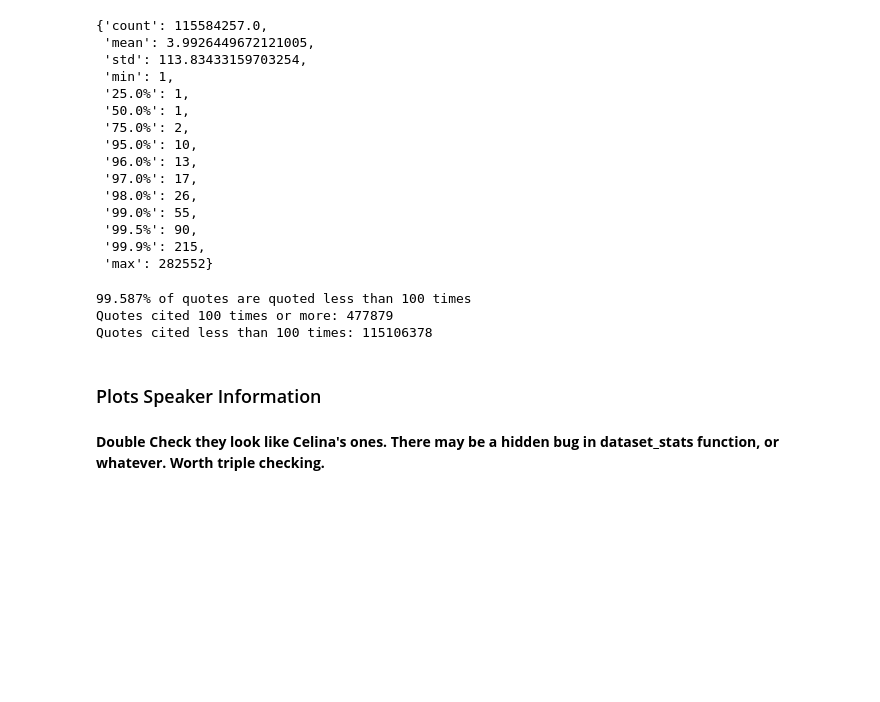
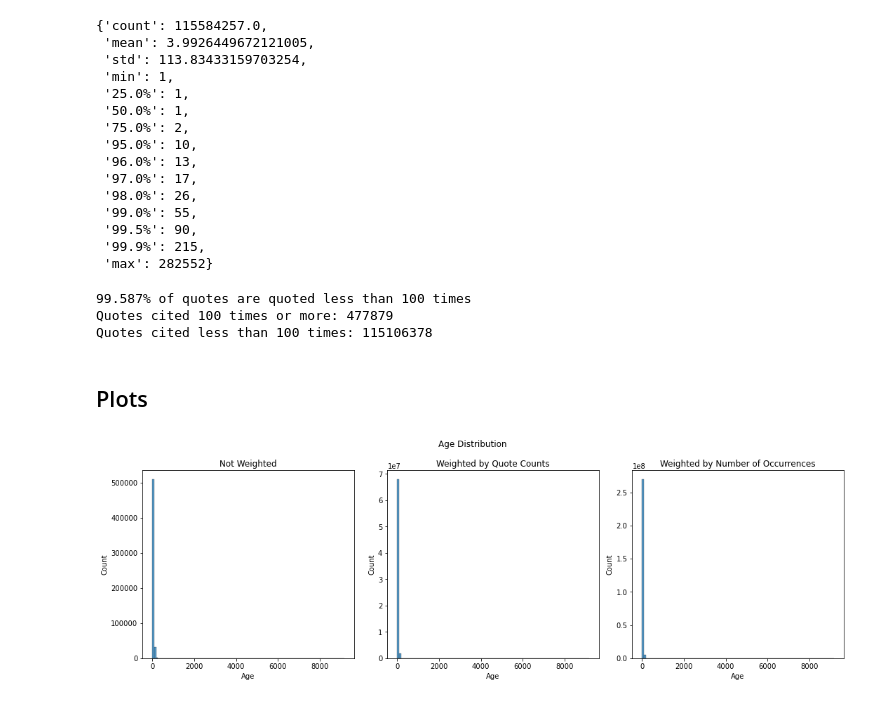
Before and after one commit to epfl-ada/ada-2021-project-cool-group-name, a Jupyter notebook: Data Analysis.ipynb, the cells around one changed output. Drawn from its saved outputs; the diff is of its cells as text; code cells hidden in the pictures; blank space fills up the shorter version.

Commit message:
Worked on making a good Data Analysis jupyter

```diff
--- a/Data Analysis.ipynb
+++ b/Data Analysis.ipynb
@@ -146,6 +160,44 @@ print(f"Quotes cited less than {viral_thr} times:", num_cited_less_thr)
 Quotes cited 100 times or more: 477879
 Quotes cited less than 100 times: 115106378
 # %% [markdown]
-### Plots Speaker Information
+## Plots
-# %% [markdown]
-**Double Check they look like Celina's ones. There may be a hidden bug in dataset_stats function, or whatever. Worth triple checking.**
+# %%
+def plot_weighted_distribution(df, feature, n_bars = 10, figsize = (15, 4), **plot_kwargs):
+    feature_titled = feature.replace('_', ' ').title()
+
+    df = df[[feature, 'quote_count', 'num_occurrences']].rename(columns = {feature: feature_titled, 'quote_count': 'Quote Counts', 'num_occurrences': 'Number of Occurrences'})
+    df.dropna(axis = 0, how = 'any', inplace = True)
+    df.reset_index(drop = True, inplace = True)
+
+    fig, axes = plt.subplots(1, 3, figsize = figsize)
+
+    if feature_titled == 'Age':
+
+        for ax, weight_col in zip(axes, (None, 'Quote Counts', 'Number of Occurrences')):
+            sns.histplot(data = df, x = feature_titled, weights = weight_col, ax = ax, **plot_kwargs)
+            ax.set_title("Not Weighted" if weight_col is None else "Weighted by " + weight_col)
+    else:
+        value_counts = {}
+        for _, row in df.iterrows():
+            for value in row[feature_titled]:
+                if value not in value_counts:
+                    value_counts[value] = {'Not Weighted': 0, 'Quote Counts': 0, 'Number of Occurrences': 0}
+
+                value_counts[value]['Not Weighted'] += 1
+                value_counts[value]['Quote Counts'] += row['Quote Counts']
+                value_counts[value]['Number of Occurrences'] += row['Number of Occurrences']
+
+        for ax, weight_col in zip(axes, ('Not Weighted', 'Quote Counts', 'Number of Occurrences')):
+            top_n_most_common = sorted(value_counts, key = lambda key: value_counts[key][weight_col], reverse = True)[:n_bars]
+
+            sns.barplot(x = top_n_most_common, y = [value_counts[key][weight_col] for key in top_n_most_common], ax = ax, **plot_kwargs)
+            ax.set_ylabel('Counts')
+            ax.set_xticklabels(ax.get_xticklabels(), rotation = 90)
+            ax.set_title("Not Weighted" if weight_col is None else "Weighted by " + weight_col)
+
+    fig.suptitle(feature_titled + " Distribution")
+    fig.tight_layout()
+# %%
+plot_weighted_distribution(speakers_info, 'age', bins = 100, figsize = (15, 5))
+# %% [output]
+[figure, added]
```
Also changed, not shown: parts of 26 cells of this notebook, 3 other files.
